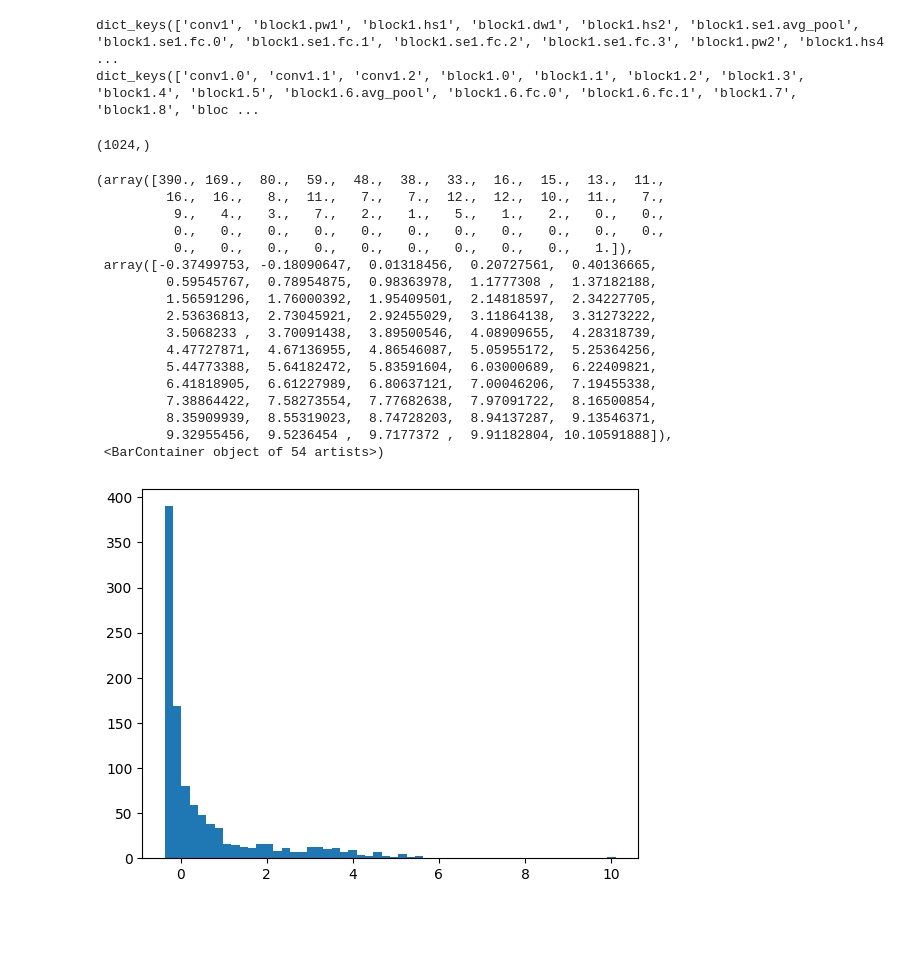
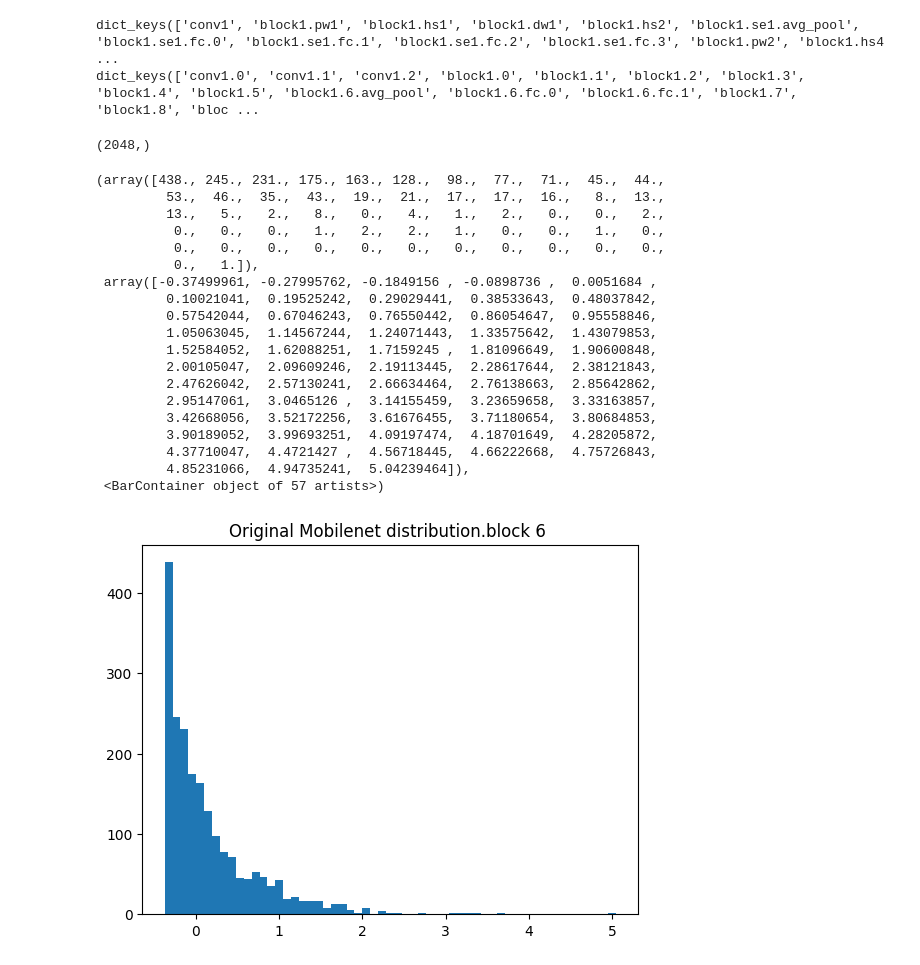
Before and after one commit to kevin199907/AOC, a Jupyter notebook: Project/Software/project_Mobilenet_q/Mobilenet_quantize.ipynb, the cells around one changed output. Cells and saved outputs as stored; diff of their text form; code cells hidden in the pictures; blank space fills up the shorter version.

```diff
--- a/Project/Software/project_Mobilenet_q/Mobilenet_quantize.ipynb
+++ b/Project/Software/project_Mobilenet_q/Mobilenet_quantize.ipynb
@@ -908,34 +908,37 @@ dict_keys(['conv1', 'block1.pw1', 'block1.hs1', 'block1.dw1', 'block1.hs2', 'blo
 dict_keys(['conv1.0', 'conv1.1', 'conv1.2', 'block1.0', 'block1.1', 'block1.2', 'block1.3', 'block1.4', 'block1.5', 'block1.6.avg_pool', 'block1.6.fc.0', 'block1.6.fc.1', 'block1.7', 'block1.8', 'bloc ...
 # %%
 #y = torch.flatten(FP32_model.Conv[0].weight)
-y = torch.flatten(output_activation['block7.hs4'])
+y = torch.flatten(output_activation['block6.hs4'])
 y = y.cpu()
 y = torch.flatten(y)
 y = y.detach()
 y = y.numpy()
 print(y.shape)
 
+plt.title("Original Mobilenet distribution.block 6 ")
 plt.hist(y, bins='auto',density=False)
 # %% [output]
-(1024,)
+(2048,)
-(array([390., 169.,  80.,  59.,  48.,  38.,  33.,  16.,  15.,  13.,  11.,
-         16.,  16.,   8.,  11.,   7.,   7.,  12.,  12.,  10.,  11.,   7.,
-          9.,   4.,   3.,   7.,   2.,   1.,   5.,   1.,   2.,   0.,   0.,
+(array([438., 245., 231., 175., 163., 128.,  98.,  77.,  71.,  45.,  44.,
+         53.,  46.,  35.,  43.,  19.,  21.,  17.,  17.,  16.,   8.,  13.,
+         13.,   5.,   2.,   8.,   0.,   4.,   1.,   2.,   0.,   0.,   2.,
+          0.,   0.,   0.,   1.,   2.,   2.,   1.,   0.,   0.,   1.,   0.,
           0.,   0.,   0.,   0.,   0.,   0.,   0.,   0.,   0.,   0.,   0.,
-          0.,   0.,   0.,   0.,   0.,   0.,   0.,   0.,   0.,   1.]),
- array([-0.37499753, -0.18090647,  0.01318456,  0.20727561,  0.40136665,
-         0.59545767,  0.78954875,  0.98363978,  1.1777308 ,  1.37182188,
-         1.56591296,  1.76000392,  1.95409501,  2.14818597,  2.34227705,
-         2.53636813,  2.73045921,  2.92455029,  3.11864138,  3.31273222,
-         3.5068233 ,  3.70091438,  3.89500546,  4.08909655,  4.28318739,
-         4.47727871,  4.67136955,  4.86546087,  5.05955172,  5.25364256,
-         5.44773388,  5.64182472,  5.83591604,  6.03000689,  6.22409821,
-         6.41818905,  6.61227989,  6.80637121,  7.00046206,  7.19455338,
-         7.38864422,  7.58273554,  7.77682638,  7.97091722,  8.16500854,
-         8.35909939,  8.55319023,  8.74728203,  8.94137287,  9.13546371,
-         9.32955456,  9.5236454 ,  9.7177372 ,  9.91182804, 10.10591888]),
- <BarContainer object of 54 artists>)
+          0.,   1.]),
+ array([-0.37499961, -0.27995762, -0.1849156 , -0.0898736 ,  0.0051684 ,
+         0.10021041,  0.19525242,  0.29029441,  0.38533643,  0.48037842,
+         0.57542044,  0.67046243,  0.76550442,  0.86054647,  0.95558846,
+         1.05063045,  1.14567244,  1.24071443,  1.33575642,  1.43079853,
+         1.52584052,  1.62088251,  1.7159245 ,  1.81096649,  1.90600848,
+         2.00105047,  2.09609246,  2.19113445,  2.28617644,  2.38121843,
+         2.47626042,  2.57130241,  2.66634464,  2.76138663,  2.85642862,
+         2.95147061,  3.0465126 ,  3.14155459,  3.23659658,  3.33163857,
+         3.42668056,  3.52172256,  3.61676455,  3.71180654,  3.80684853,
+         3.90189052,  3.99693251,  4.09197474,  4.18701649,  4.28205872,
+         4.37710047,  4.4721427 ,  4.56718445,  4.66222668,  4.75726843,
+         4.85231066,  4.94735241,  5.04239464]),
+ <BarContainer object of 57 artists>)
-[figure, old version]
+[figure, new version]
 # %%
 #x = torch.flatten(quantized_weights12)
 #x = torch.flatten(quantized_model.Conv[1].weights)
```
Also changed, not shown: parts of 1 cell of this notebook, 5 other files.
